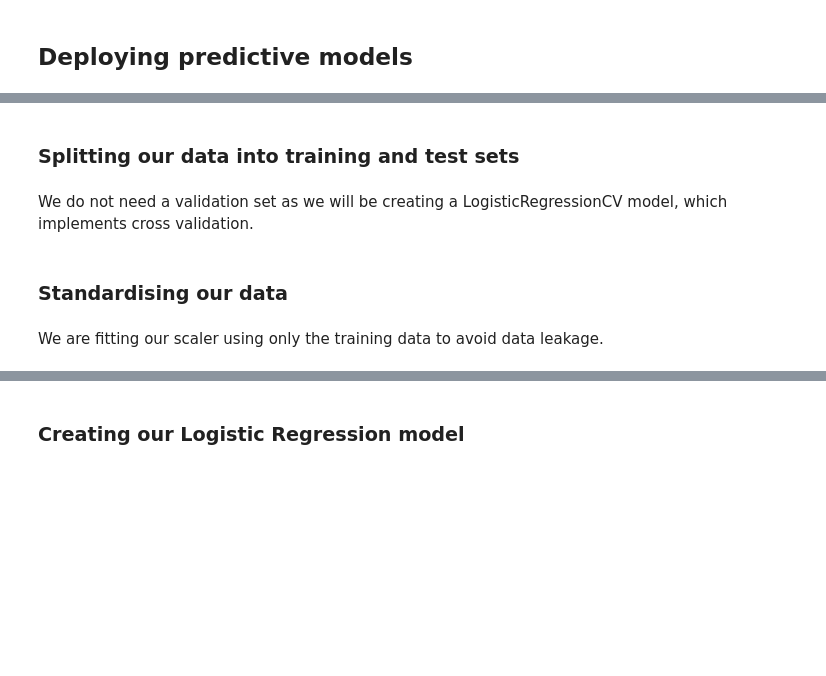
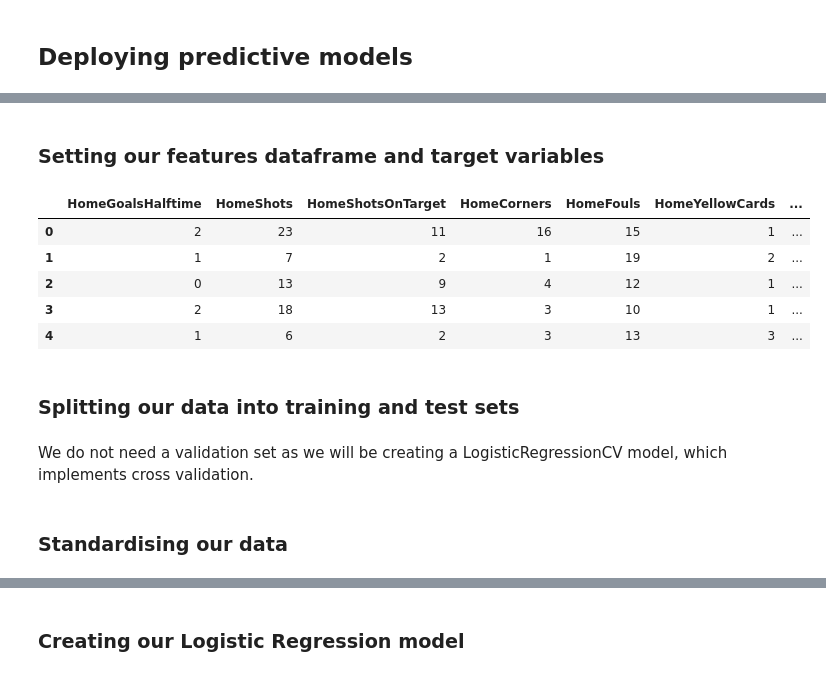
Before and after one commit to jake321southall/football-data-analysis, a Jupyter notebook: football analysis notebook.ipynb, the cells around one changed output, grey strips where cells are left out. Saved outputs shown, nothing was run; the diff lists cells and outputs as text; code cells hidden in the pictures; blank space fills up the shorter version.

```diff
--- a/football analysis notebook.ipynb
+++ b/football analysis notebook.ipynb
@@ -201,2 +196,0 @@ y = df_homewin['FullTime_HomeWin']
-# %% [markdown]
-### Splitting our data into training and test sets
@@ -205,2 +197,2 @@ X_train, X_test, y_train, y_test = train_test_split(X,y, test_size=0.2, random_s
-# %% [markdown]
-We do not need a validation set as we will be creating a LogisticRegressionCV model, which implements cross validation.
+# %% [markdown]
+### Setting our features dataframe and target variables
@@ -206,0 +202,11 @@ We do not need a validation set as we will be creating a LogisticRegressionCV mo
+# %%
+X.head()
+# %% [output]
+|  | HomeGoalsHalftime | HomeShots | HomeShotsOnTarget | HomeCorners | HomeFouls | HomeYellowCards | ... |
+| 0 | 2 | 23 | 11 | 16 | 15 | 1 | ... |
+| 1 | 1 | 7 | 2 | 1 | 19 | 2 | ... |
+| 2 | 0 | 13 | 9 | 4 | 12 | 1 | ... |
+| 3 | 2 | 18 | 13 | 3 | 10 | 1 | ... |
+| 4 | 1 | 6 | 2 | 3 | 13 | 3 | ... |
+# %% [markdown]
+### Splitting our data into training and test sets
@@ -207,4 +215,4 @@ We do not need a validation set as we will be creating a LogisticRegressionCV mo
+# %% [markdown]
+We do not need a validation set as we will be creating a LogisticRegressionCV model, which implements cross validation.
 # %% [markdown]
 ### Standardising our data
-# %% [markdown]
-We are fitting our scaler using only the training data to avoid data leakage.
```
Also changed, not shown: parts of 34 cells of this notebook.
